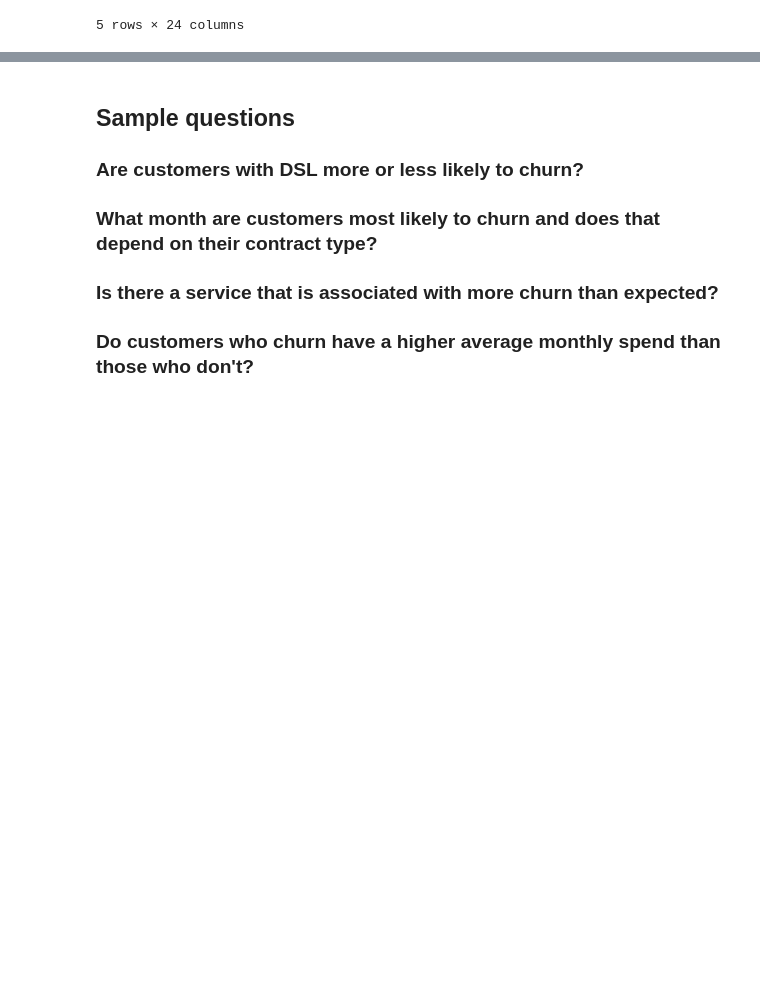
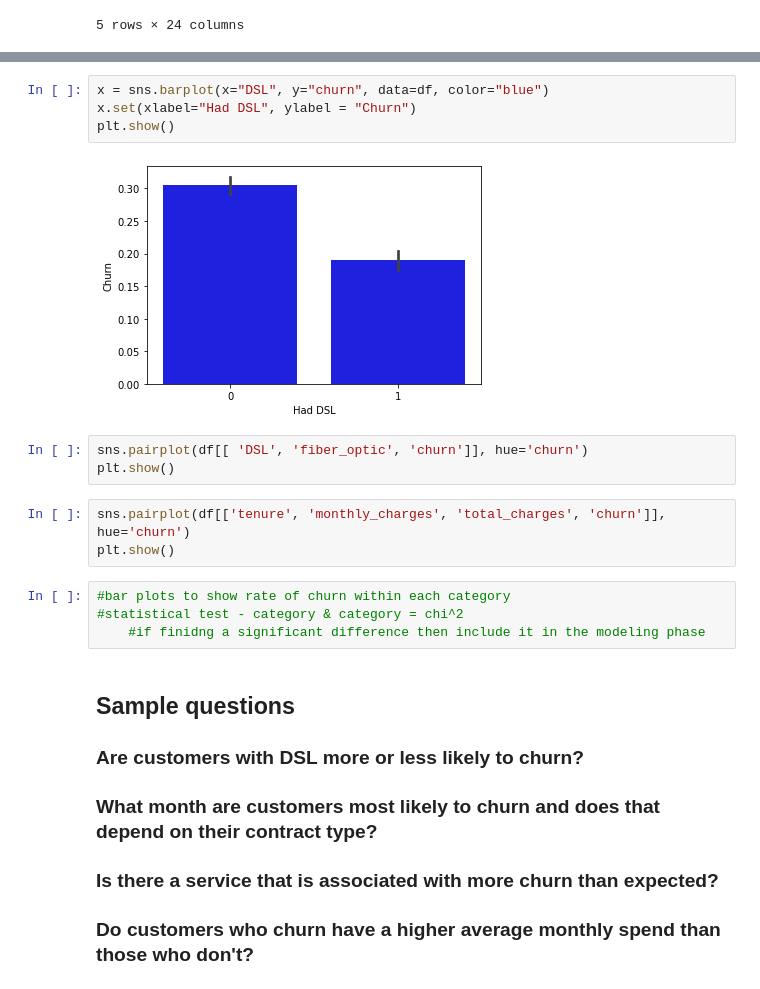
Before and after one commit to Daniel-Northcutt/Classification_Project, a Jupyter notebook: Telco_Work_Notebook.ipynb, the cells around one changed output, grey strips where cells are left out. Cells and saved outputs as stored; diff of their text form; blank space fills up the shorter version.

```diff
--- a/Telco_Work_Notebook.ipynb
+++ b/Telco_Work_Notebook.ipynb
@@ -86,3 +445,19 @@ df.total_charges
+# %%
+x = sns.barplot(x="DSL", y="churn", data=df, color="blue")
+x.set(xlabel="Had DSL", ylabel = "Churn")
+plt.show()
+# %% [output]
+[figure, added]
+# %%
+sns.pairplot(df[[ 'DSL', 'fiber_optic', 'churn']], hue='churn')
+plt.show()
+# %%
+sns.pairplot(df[['tenure', 'monthly_charges', 'total_charges', 'churn']], hue='churn')
+plt.show()
+# %%
+#bar plots to show rate of churn within each category
+#statistical test - category & category = chi^2
+    #if finidng a significant difference then include it in the modeling phase
 # %% [markdown]
 ## Sample questions
 
```
Also changed, not shown: parts of 67 cells of this notebook.
